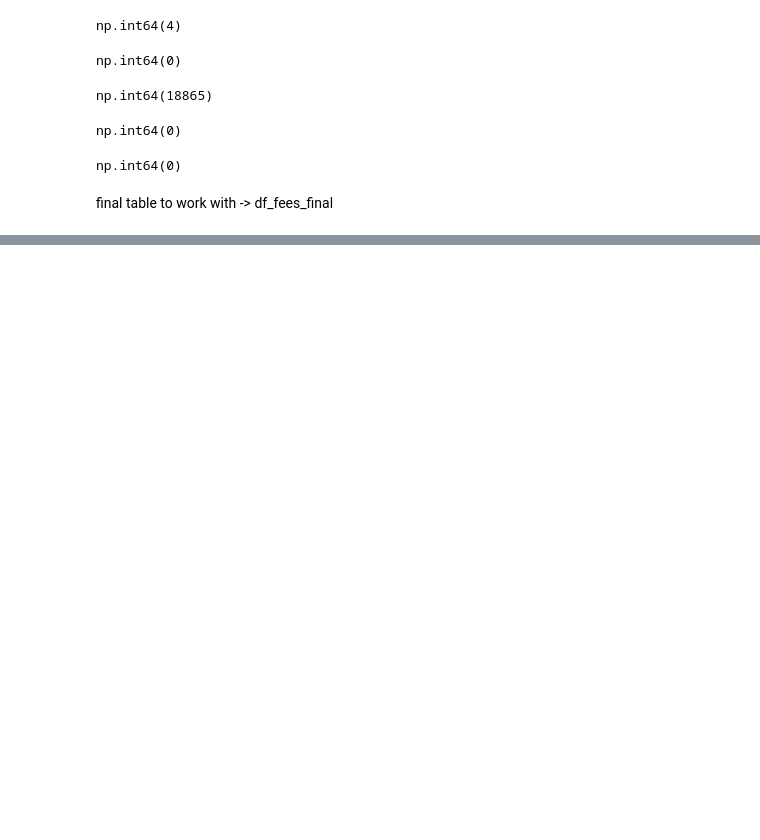
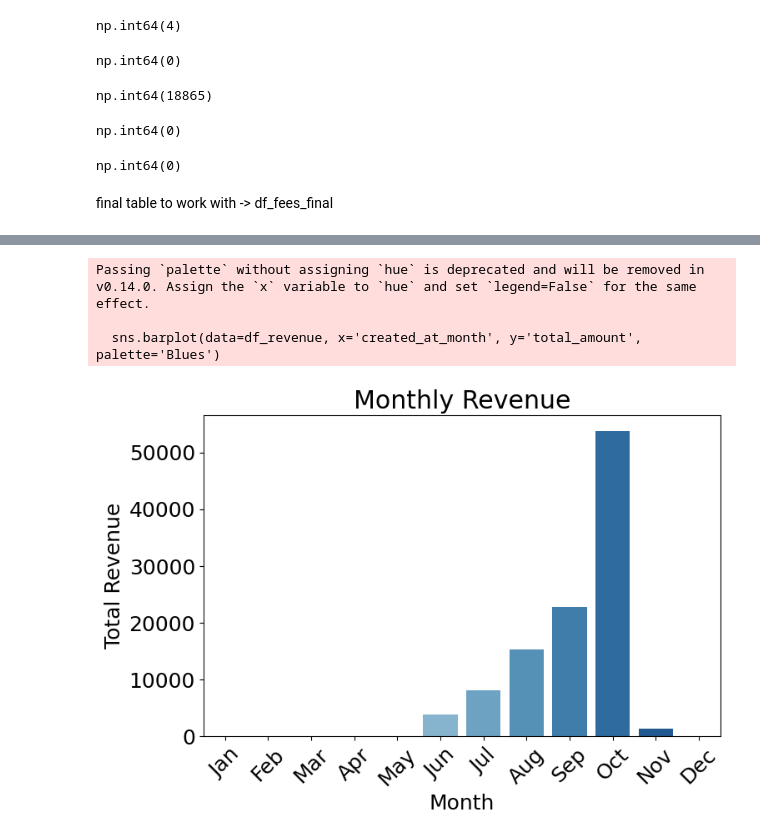
Before and after one commit to abhishek-chattopadhyay/project-1-ironhack-payments-2-en, a Jupyter notebook: code/fees.ipynb, the cells around one changed output, grey strips where cells are left out. Drawn from its saved outputs; the diff is of its cells as text; code cells hidden in the pictures; blank space fills up the shorter version.

Commit message:
fees completed, added plots, and combined table of fees and cash

```diff
--- a/code/fees.ipynb
+++ b/code/fees.ipynb
@@ -189,0 +215,5 @@ cat = df_fees_final.select_dtypes(exclude="number")
+# %%
+df_revenue = df_fees_final[['created_at_month','total_amount']].copy()
+
+df_revenue = df_revenue.groupby('created_at_month', as_index=False).sum()
+print(df_revenue)
@@ -189,0 +229,10 @@ cat = df_fees_final.select_dtypes(exclude="number")
+# %%
+# Define the proper calendar order for months (using all months works fine)
+month_order = ['Jan', 'Feb', 'Mar', 'Apr', 'May', 'Jun', 'Jul', 'Aug', 'Sep', 'Oct', 'Nov', 'Dec']
+
+# Convert to a categorical with the correct order
+df_revenue['created_at_month'] = pd.Categorical(df_revenue['created_at_month'], categories=month_order, ordered=True)
+
+# Sort the DataFrame by the newly ordered categorical column
+df = df_revenue.sort_values('created_at_month')
+print(df)
@@ -189,0 +248,23 @@ cat = df_fees_final.select_dtypes(exclude="number")
+# %%
+# Set the plot size
+plt.figure(figsize=(8, 5))
+
+# Create the bar plot
+sns.barplot(data=df_revenue, x='created_at_month', y='total_amount', palette='Blues')
+
+plt.rcParams.update({'font.size':18})
+# Add title and labels
+plt.title('Monthly Revenue')
+plt.xlabel('Month')
+plt.ylabel('Total Revenue')
+plt.xticks(rotation=45)  # Rotate x-axis labels if needed for better readability
+
+
+plt.savefig("../plot/monthly_revenue.jpg", bbox_inches="tight", dpi=600)
+# Display the plot
+plt.show()
+# %% [output]
+Passing `palette` without assigning `hue` is deprecated and will be removed in v0.14.0. Assign the `x` variable to `hue` and set `legend=False` for the same effect.
+
+  sns.barplot(data=df_revenue, x='created_at_month', y='total_amount', palette='Blues')
+[figure, added]
```
Also changed, not shown: parts of 24 cells of this notebook, 6 other files.
